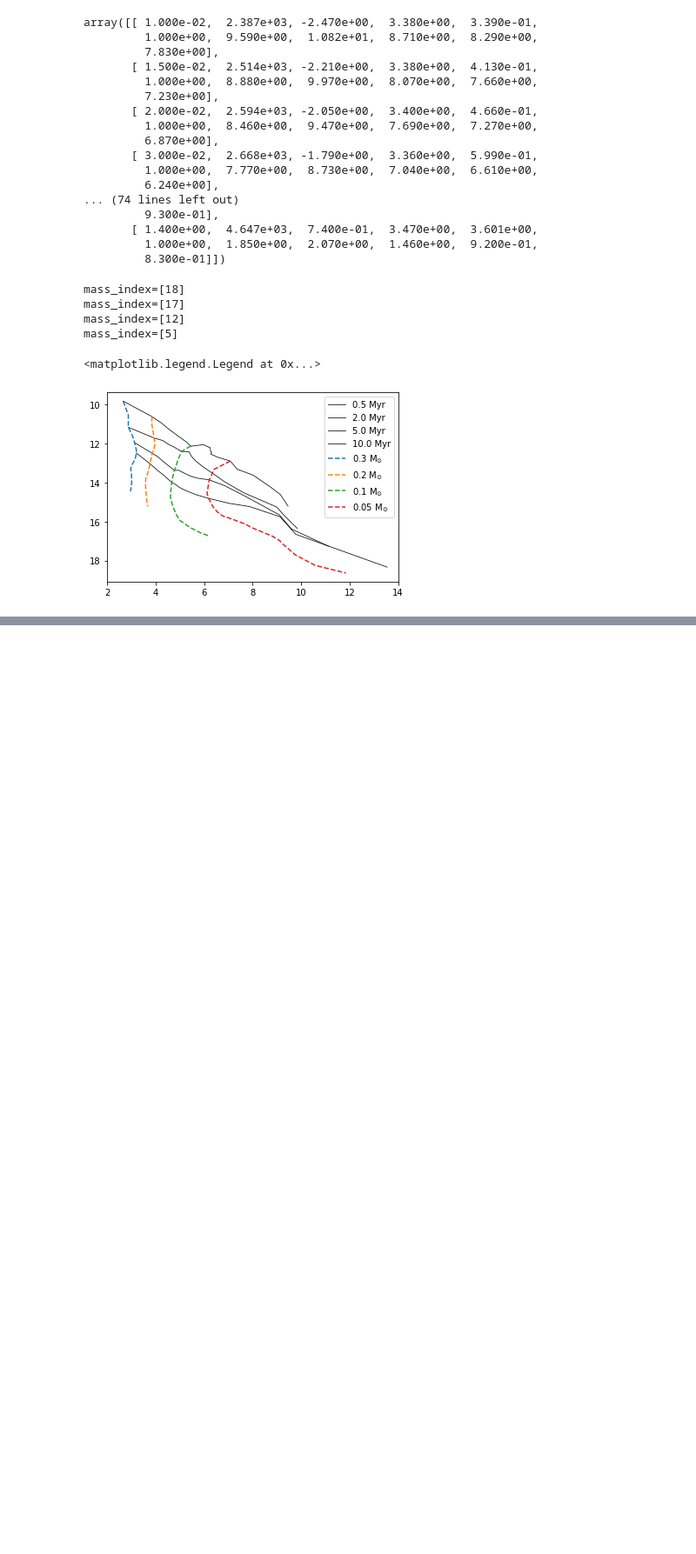
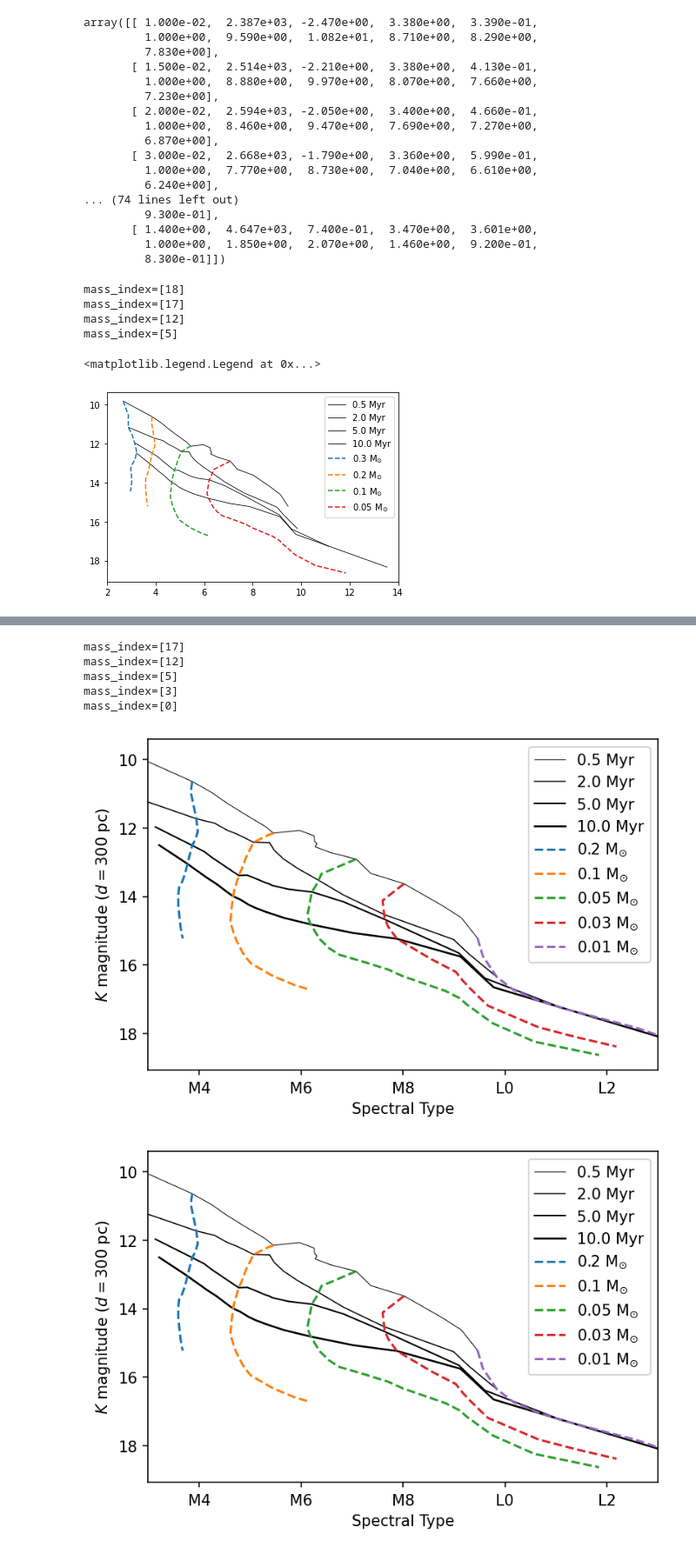
Before and after one commit to tomr-stargazer/Variability_Project_2020, a Jupyter notebook: wuvars/analysis/prototypes/Playing with Baraffe Isochrones.ipynb, the cells around one changed output, grey strips where cells are left out. Shown at 87% size. Cells and saved outputs as stored; diff of their text form; code cells hidden in the pictures; blank space fills up the shorter version.

```diff
--- a/wuvars/analysis/prototypes/Playing with Baraffe Isochrones.ipynb
+++ b/wuvars/analysis/prototypes/Playing with Baraffe Isochrones.ipynb
@@ -657,0 +664,10 @@ mass_index=[5]
+# %%
+mock_lalchand_figure_v2()
+# %% [output]
+mass_index=[17]
+mass_index=[12]
+mass_index=[5]
+mass_index=[3]
+mass_index=[0]
+[figure, added]
+[figure, added]
```
Also changed, not shown: parts of 3 cells of this notebook.
